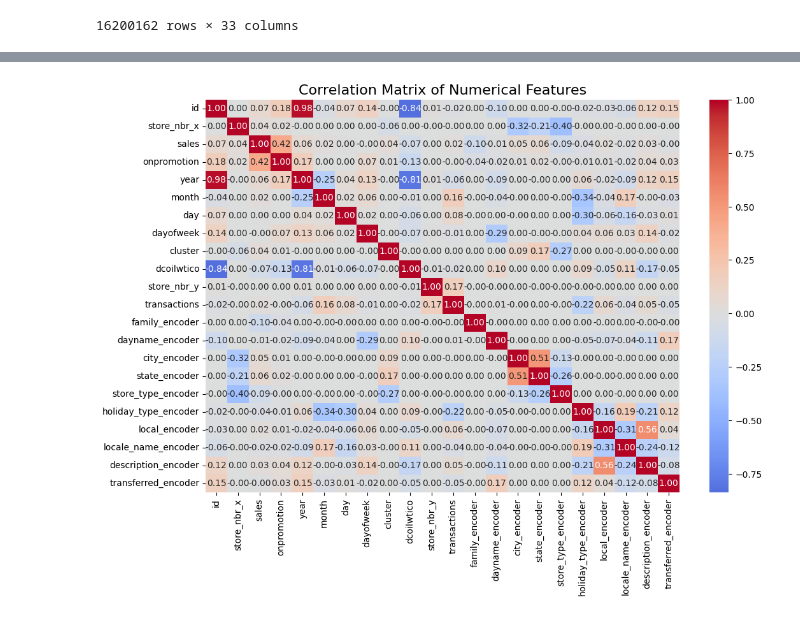
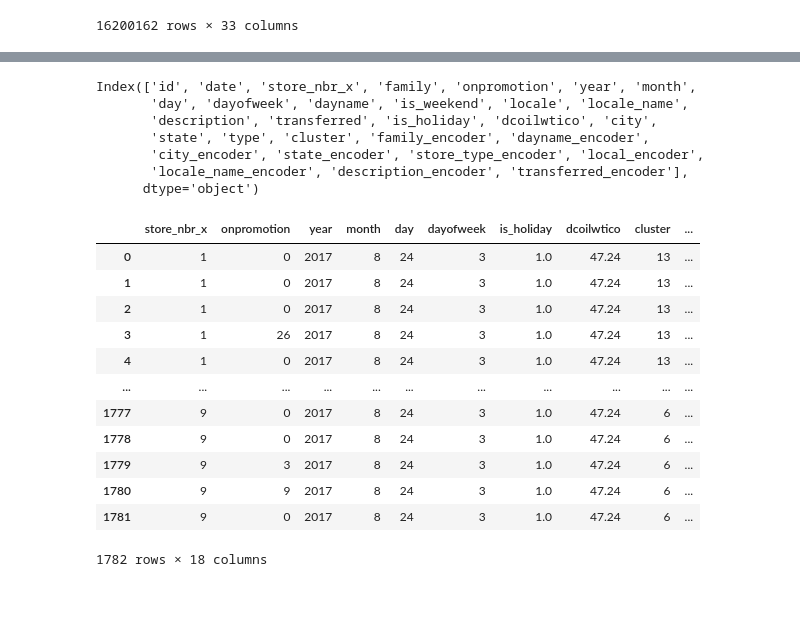
Before and after one commit to heka2002/sales_project, a Jupyter notebook: sales.ipynb, the cells around one changed output, grey strips where cells are left out. Drawn from its saved outputs; the diff is of its cells as text; code cells hidden in the pictures.

```diff
--- a/sales.ipynb
+++ b/sales.ipynb
@@ -313,3 +431,9 @@ train_df
 | 16200160 | 3000887 | 2017-08-15 | 9 | SEAFOOD | 16.0 | 0 | 2017 | 8 | 15 | 1 | ... |
 | 16200161 | 3000887 | 2017-08-15 | 9 | SEAFOOD | 16.0 | 0 | 2017 | 8 | 15 | 1 | ... |
 16200162 rows × 33 columns
+# %%
+for name,value in data_encoderr.items():
+   test_df[name] = label_encoder.fit_transform(value)
+
+test_df=test_df.drop(columns=['transactions','store_nbr_y'])
+test_df
@@ -316,5 +442,6 @@ train_df
 # %%
 train_df = train_df.drop_duplicates()
+test_df = test_df.drop_duplicates()
 # %%
 train_df.corr()['sales']
 # %% [output]
@@ -348,2 +475,12 @@ Index(['id', 'date', 'store_nbr_x', 'family', 'sales', 'onpromotion', 'year',
       dtype='object')
+# %%
+test_df.columns
+# %% [output]
+Index(['id', 'date', 'store_nbr_x', 'family', 'onpromotion', 'year', 'month',
+       'day', 'dayofweek', 'dayname', 'is_weekend', 'locale', 'locale_name',
+       'description', 'transferred', 'is_holiday', 'dcoilwtico', 'city',
+       'state', 'type', 'cluster', 'family_encoder', 'dayname_encoder',
+       'city_encoder', 'state_encoder', 'store_type_encoder', 'local_encoder',
+       'locale_name_encoder', 'description_encoder', 'transferred_encoder'],
+      dtype='object')
 # %%
@@ -357,16 +490,21 @@ x=train_df[[  'store_nbr_x', 'sales', 'onpromotion', 'year',
 y=train_df['sales']
-# %%
-numeric_df =train_df.select_dtypes(include=['number'])
-
-correlation_matrix = numeric_df.corr()
-
-plt.figure(figsize=(12, 8))
-sns.heatmap(correlation_matrix, annot=True, fmt=".2f", cmap='coolwarm', center=0)
-
-plt.title('Correlation Matrix of Numerical Features', fontsize=16)
-plt.show()
-# %% [output]
-[figure, removed]
+# %%
+X_test_final = test_df
+X_test_final=X_test_final[x.columns]
+# %% [output]
+|  | store_nbr_x | onpromotion | year | month | day | dayofweek | is_holiday | dcoilwtico | cluster | ... |
+| 0 | 1 | 0 | 2017 | 8 | 24 | 3 | 1.0 | 47.24 | 13 | ... |
+| 1 | 1 | 0 | 2017 | 8 | 24 | 3 | 1.0 | 47.24 | 13 | ... |
+| 2 | 1 | 0 | 2017 | 8 | 24 | 3 | 1.0 | 47.24 | 13 | ... |
+| 3 | 1 | 26 | 2017 | 8 | 24 | 3 | 1.0 | 47.24 | 13 | ... |
+| 4 | 1 | 0 | 2017 | 8 | 24 | 3 | 1.0 | 47.24 | 13 | ... |
+| ... | ... | ... | ... | ... | ... | ... | ... | ... | ... | ... |
+| 1777 | 9 | 0 | 2017 | 8 | 24 | 3 | 1.0 | 47.24 | 6 | ... |
+| 1778 | 9 | 0 | 2017 | 8 | 24 | 3 | 1.0 | 47.24 | 6 | ... |
+| 1779 | 9 | 3 | 2017 | 8 | 24 | 3 | 1.0 | 47.24 | 6 | ... |
+| 1780 | 9 | 9 | 2017 | 8 | 24 | 3 | 1.0 | 47.24 | 6 | ... |
+| 1781 | 9 | 0 | 2017 | 8 | 24 | 3 | 1.0 | 47.24 | 6 | ... |
+1782 rows × 18 columns
 # %%
 x_train,x_test,y_train,y_test=train_test_split(x,y,test_size=0.3, random_state=4)
 print ('Train set:', x_train.shape,  y_train.shape)
```
Also changed, not shown: parts of 42 cells of this notebook.
